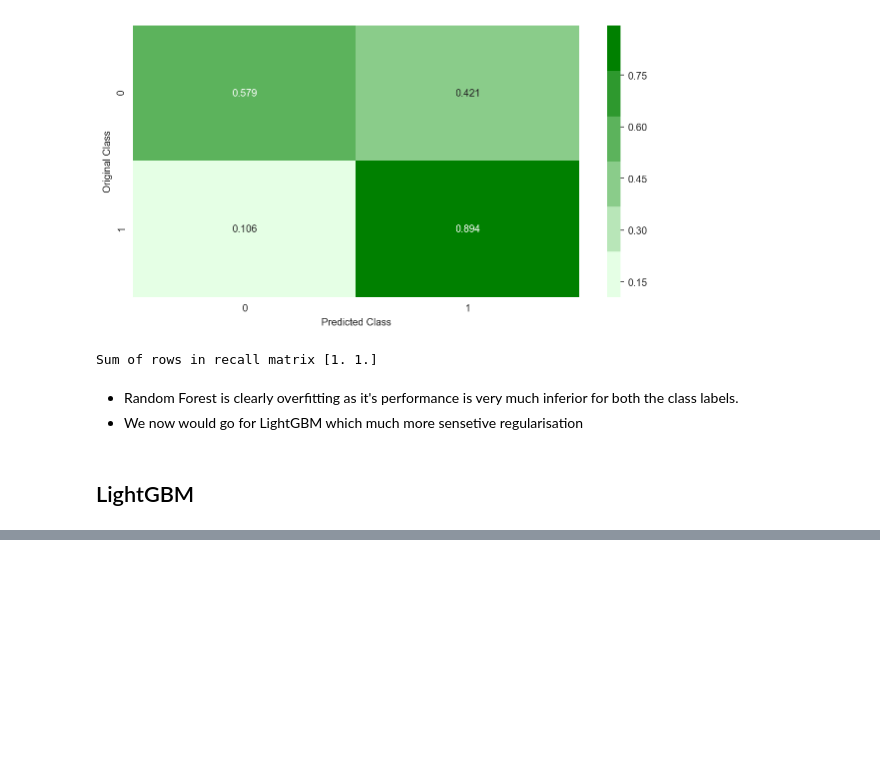
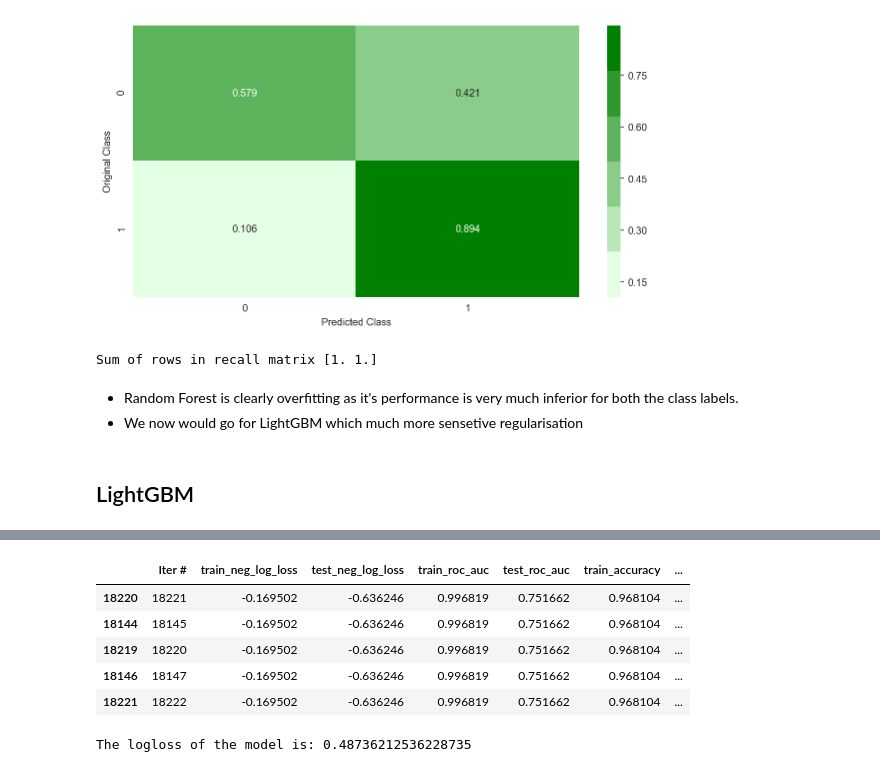
Before and after one commit to MayukhSobo/CalibeHr, a Jupyter notebook: Modelling.ipynb, the cells around one changed output, grey strips where cells are left out. Drawn from its saved outputs; the diff is of its cells as text; code cells hidden in the pictures; blank space fills up the shorter version.

```diff
--- a/Modelling.ipynb
+++ b/Modelling.ipynb
@@ -295,0 +309,10 @@ Fitting 4 folds for each of 756 candidates, totalling 3024 fits
+# %%
+grid_res = get_summary_grid(grid)
+grid_res.sort_values('test_roc_auc', ascending=False).head()
+# %% [output]
+|  | Iter # | train_neg_log_loss | test_neg_log_loss | train_roc_auc | test_roc_auc | train_accuracy | ... |
+| 18220 | 18221 | -0.169502 | -0.636246 | 0.996819 | 0.751662 | 0.968104 | ... |
+| 18144 | 18145 | -0.169502 | -0.636246 | 0.996819 | 0.751662 | 0.968104 | ... |
+| 18219 | 18220 | -0.169502 | -0.636246 | 0.996819 | 0.751662 | 0.968104 | ... |
+| 18146 | 18147 | -0.169502 | -0.636246 | 0.996819 | 0.751662 | 0.968104 | ... |
+| 18221 | 18222 | -0.169502 | -0.636246 | 0.996819 | 0.751662 | 0.968104 | ... |
@@ -295,0 +321,4 @@ Fitting 4 folds for each of 756 candidates, totalling 3024 fits
+# %%
+print('The logloss of the model is:', log_loss(y_cv, pred_y))
+# %% [output]
+The logloss of the model is: 0.48736212536228735
```
Also changed, not shown: parts of 12 cells of this notebook.
